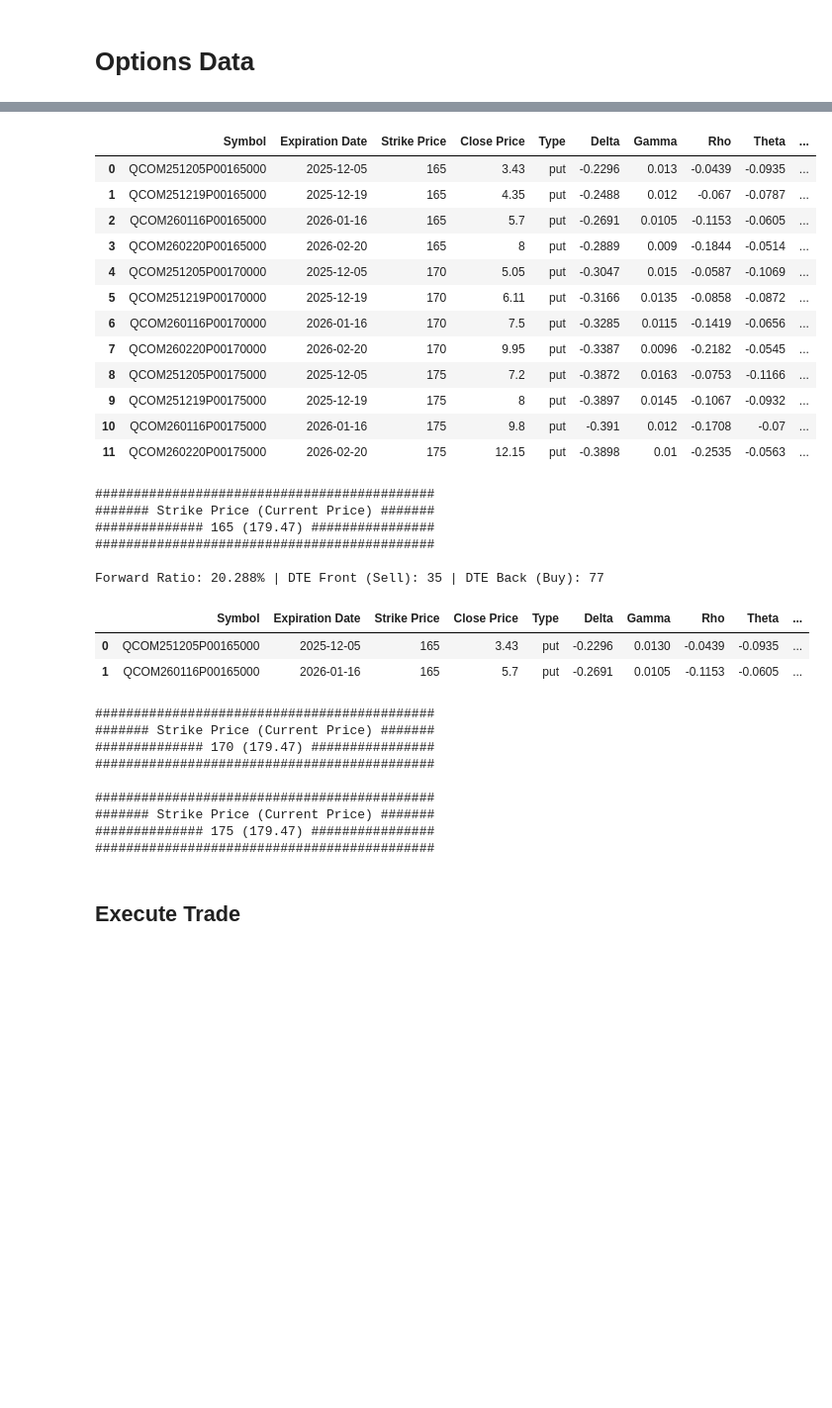
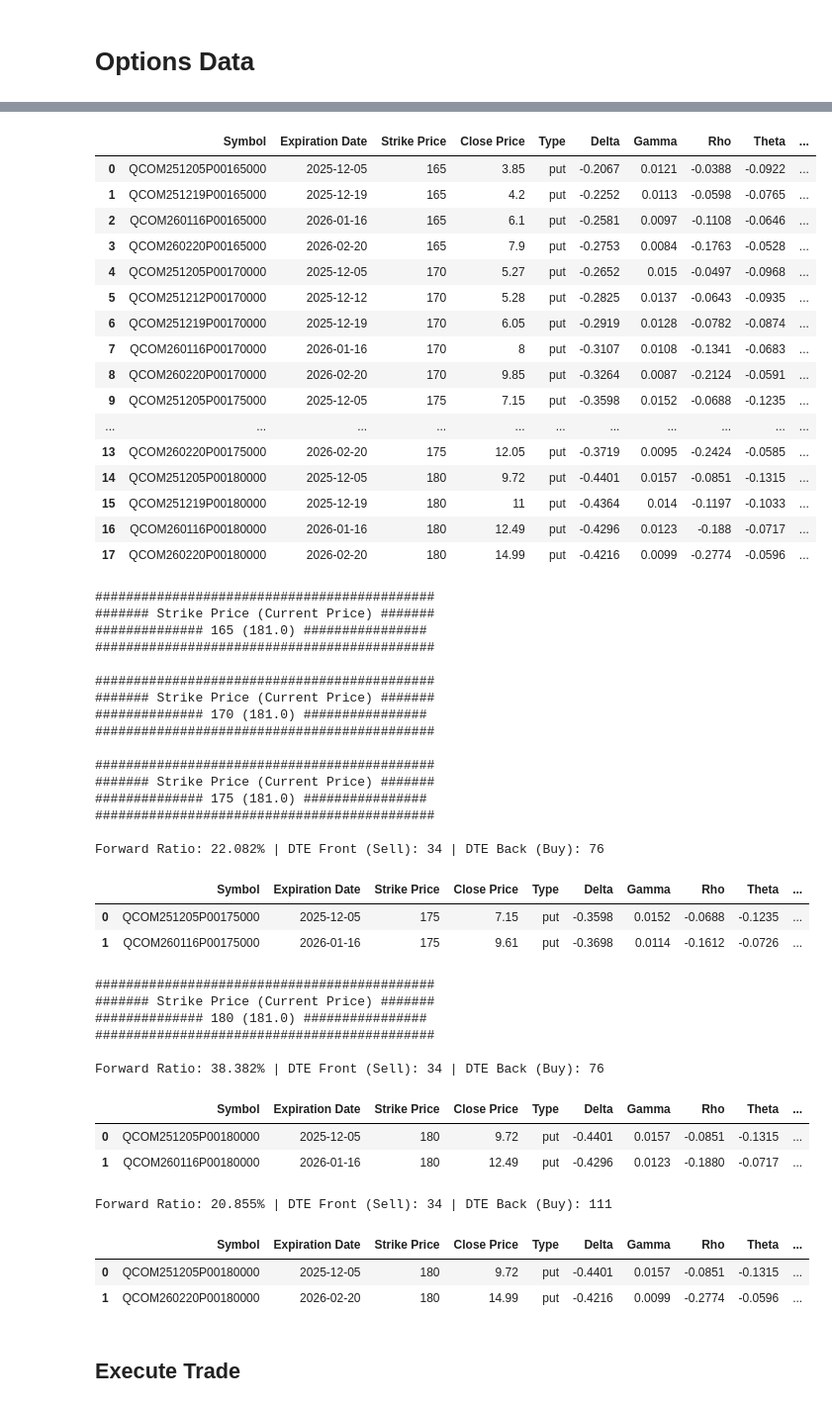
Before and after one commit to Omairss/spectral_nature, a Jupyter notebook: notebooks/alpaca_playbook.ipynb, the cells around one changed output, grey strips where cells are left out. Shown at 99% size. Saved outputs shown, nothing was run; the diff lists cells and outputs as text; code cells hidden in the pictures; blank space fills up the shorter version.

```diff
--- a/notebooks/alpaca_playbook.ipynb
+++ b/notebooks/alpaca_playbook.ipynb
@@ -57,16 +57,16 @@ from src.utils.alpaca_utils import *
 # %% [markdown]
 # Headers
 # %%
-key = ''
-secret = ''
+key = 'AKULMDIPKP2NKZ7EEPD2MB3UUP'
+secret = '6u4aK78iVn2s5aw7YRnXPgP5ifAr4gf6FJoZ55iCq8Nw'
 headers = {
     "accept": "application/json",
     "APCA-API-KEY-ID": key,
     "APCA-API-SECRET-KEY": secret
 }
 
-paper_key = ''
-paper_secret = ''
+paper_key = 'PKGGKJJIQ2A5NXRYXAEG5UY5SD'
+paper_secret = 'A5vSiNaVjfPsqWZS84qxZ4R58mspewsFjhJVXk4DjZe'
 
 paper_header = {
     "accept": "application/json",
@@ -96,6 +96,7 @@ display(option_details)
 o = filter_option_trades_by_ff(strike_group = strike_group,
                            current_price = current_price,
                            min_time_distance = 30,
+                           max_time_distance = 90,
                            min_ff_perc = 20)
 # %% [output]
 Symbol | QCOM
@@ -103,34 +104,52 @@ Current Price: 179.47 (Time : 2025-10-30T17:50:00Z)
 |  | Symbol | Expiration Date | Strike Price | Close Price | Type | Delta | Gamma | Rho | Theta | ... |
-| 0 | QCOM251205P00165000 | 2025-12-05 | 165 | 3.43 | put | -0.2296 | 0.013 | -0.0439 | -0.0935 | ... |
-| 1 | QCOM251219P00165000 | 2025-12-19 | 165 | 4.35 | put | -0.2488 | 0.012 | -0.067 | -0.0787 | ... |
-| 2 | QCOM260116P00165000 | 2026-01-16 | 165 | 5.7 | put | -0.2691 | 0.0105 | -0.1153 | -0.0605 | ... |
-| 3 | QCOM260220P00165000 | 2026-02-20 | 165 | 8 | put | -0.2889 | 0.009 | -0.1844 | -0.0514 | ... |
-| 4 | QCOM251205P00170000 | 2025-12-05 | 170 | 5.05 | put | -0.3047 | 0.015 | -0.0587 | -0.1069 | ... |
-| 5 | QCOM251219P00170000 | 2025-12-19 | 170 | 6.11 | put | -0.3166 | 0.0135 | -0.0858 | -0.0872 | ... |
-| 6 | QCOM260116P00170000 | 2026-01-16 | 170 | 7.5 | put | -0.3285 | 0.0115 | -0.1419 | -0.0656 | ... |
-| 7 | QCOM260220P00170000 | 2026-02-20 | 170 | 9.95 | put | -0.3387 | 0.0096 | -0.2182 | -0.0545 | ... |
-| 8 | QCOM251205P00175000 | 2025-12-05 | 175 | 7.2 | put | -0.3872 | 0.0163 | -0.0753 | -0.1166 | ... |
-| 9 | QCOM251219P00175000 | 2025-12-19 | 175 | 8 | put | -0.3897 | 0.0145 | -0.1067 | -0.0932 | ... |
-| 10 | QCOM260116P00175000 | 2026-01-16 | 175 | 9.8 | put | -0.391 | 0.012 | -0.1708 | -0.07 | ... |
-| 11 | QCOM260220P00175000 | 2026-02-20 | 175 | 12.15 | put | -0.3898 | 0.01 | -0.2535 | -0.0563 | ... |
+| 0 | QCOM251205P00165000 | 2025-12-05 | 165 | 3.85 | put | -0.2067 | 0.0121 | -0.0388 | -0.0922 | ... |
+| 1 | QCOM251219P00165000 | 2025-12-19 | 165 | 4.2 | put | -0.2252 | 0.0113 | -0.0598 | -0.0765 | ... |
+| 2 | QCOM260116P00165000 | 2026-01-16 | 165 | 6.1 | put | -0.2581 | 0.0097 | -0.1108 | -0.0646 | ... |
+| 3 | QCOM260220P00165000 | 2026-02-20 | 165 | 7.9 | put | -0.2753 | 0.0084 | -0.1763 | -0.0528 | ... |
+| 4 | QCOM251205P00170000 | 2025-12-05 | 170 | 5.27 | put | -0.2652 | 0.015 | -0.0497 | -0.0968 | ... |
+| 5 | QCOM251212P00170000 | 2025-12-12 | 170 | 5.28 | put | -0.2825 | 0.0137 | -0.0643 | -0.0935 | ... |
+| 6 | QCOM251219P00170000 | 2025-12-19 | 170 | 6.05 | put | -0.2919 | 0.0128 | -0.0782 | -0.0874 | ... |
+| 7 | QCOM260116P00170000 | 2026-01-16 | 170 | 8 | put | -0.3107 | 0.0108 | -0.1341 | -0.0683 | ... |
+| 8 | QCOM260220P00170000 | 2026-02-20 | 170 | 9.85 | put | -0.3264 | 0.0087 | -0.2124 | -0.0591 | ... |
+| 9 | QCOM251205P00175000 | 2025-12-05 | 175 | 7.15 | put | -0.3598 | 0.0152 | -0.0688 | -0.1235 | ... |
+| ... | ... | ... | ... | ... | ... | ... | ... | ... | ... | ... |
+| 13 | QCOM260220P00175000 | 2026-02-20 | 175 | 12.05 | put | -0.3719 | 0.0095 | -0.2424 | -0.0585 | ... |
+| 14 | QCOM251205P00180000 | 2025-12-05 | 180 | 9.72 | put | -0.4401 | 0.0157 | -0.0851 | -0.1315 | ... |
+| 15 | QCOM251219P00180000 | 2025-12-19 | 180 | 11 | put | -0.4364 | 0.014 | -0.1197 | -0.1033 | ... |
+| 16 | QCOM260116P00180000 | 2026-01-16 | 180 | 12.49 | put | -0.4296 | 0.0123 | -0.188 | -0.0717 | ... |
+| 17 | QCOM260220P00180000 | 2026-02-20 | 180 | 14.99 | put | -0.4216 | 0.0099 | -0.2774 | -0.0596 | ... |
 ############################################
 ####### Strike Price (Current Price) #######
-############## 165 (179.47) ################
+############## 165 (181.0) ################
 ############################################
 
-Forward Ratio: 20.288% | DTE Front (Sell): 35 | DTE Back (Buy): 77
+############################################
+####### Strike Price (Current Price) #######
+############## 170 (181.0) ################
+############################################
+
+############################################
+####### Strike Price (Current Price) #######
+############## 175 (181.0) ################
+############################################
+
+Forward Ratio: 22.082% | DTE Front (Sell): 34 | DTE Back (Buy): 76
 |  | Symbol | Expiration Date | Strike Price | Close Price | Type | Delta | Gamma | Rho | Theta | ... |
-| 0 | QCOM251205P00165000 | 2025-12-05 | 165 | 3.43 | put | -0.2296 | 0.0130 | -0.0439 | -0.0935 | ... |
-| 1 | QCOM260116P00165000 | 2026-01-16 | 165 | 5.7 | put | -0.2691 | 0.0105 | -0.1153 | -0.0605 | ... |
+| 0 | QCOM251205P00175000 | 2025-12-05 | 175 | 7.15 | put | -0.3598 | 0.0152 | -0.0688 | -0.1235 | ... |
+| 1 | QCOM260116P00175000 | 2026-01-16 | 175 | 9.61 | put | -0.3698 | 0.0114 | -0.1612 | -0.0726 | ... |
 ############################################
 ####### Strike Price (Current Price) #######
-############## 170 (179.47) ################
+############## 180 (181.0) ################
 ############################################
 
-############################################
-####### Strike Price (Current Price) #######
-############## 175 (179.47) ################
-############################################
+Forward Ratio: 38.382% | DTE Front (Sell): 34 | DTE Back (Buy): 76
+|  | Symbol | Expiration Date | Strike Price | Close Price | Type | Delta | Gamma | Rho | Theta | ... |
+| 0 | QCOM251205P00180000 | 2025-12-05 | 180 | 9.72 | put | -0.4401 | 0.0157 | -0.0851 | -0.1315 | ... |
+| 1 | QCOM260116P00180000 | 2026-01-16 | 180 | 12.49 | put | -0.4296 | 0.0123 | -0.1880 | -0.0717 | ... |
+Forward Ratio: 20.855% | DTE Front (Sell): 34 | DTE Back (Buy): 111
+|  | Symbol | Expiration Date | Strike Price | Close Price | Type | Delta | Gamma | Rho | Theta | ... |
+| 0 | QCOM251205P00180000 | 2025-12-05 | 180 | 9.72 | put | -0.4401 | 0.0157 | -0.0851 | -0.1315 | ... |
+| 1 | QCOM260220P00180000 | 2026-02-20 | 180 | 14.99 | put | -0.4216 | 0.0099 | -0.2774 | -0.0596 | ... |
 # %% [markdown]
 ## Execute Trade
 # %%
```
Also changed, not shown: parts of 8 cells of this notebook, 1 other file.
